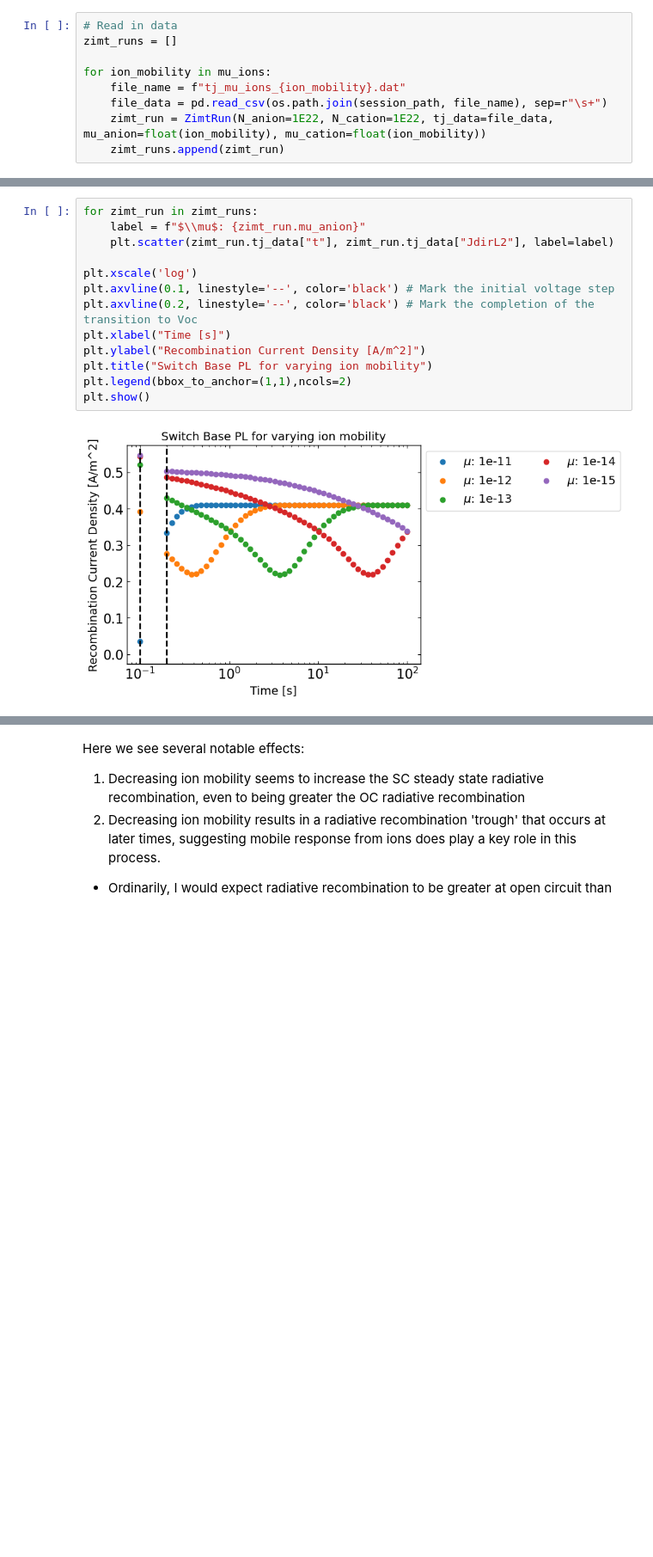
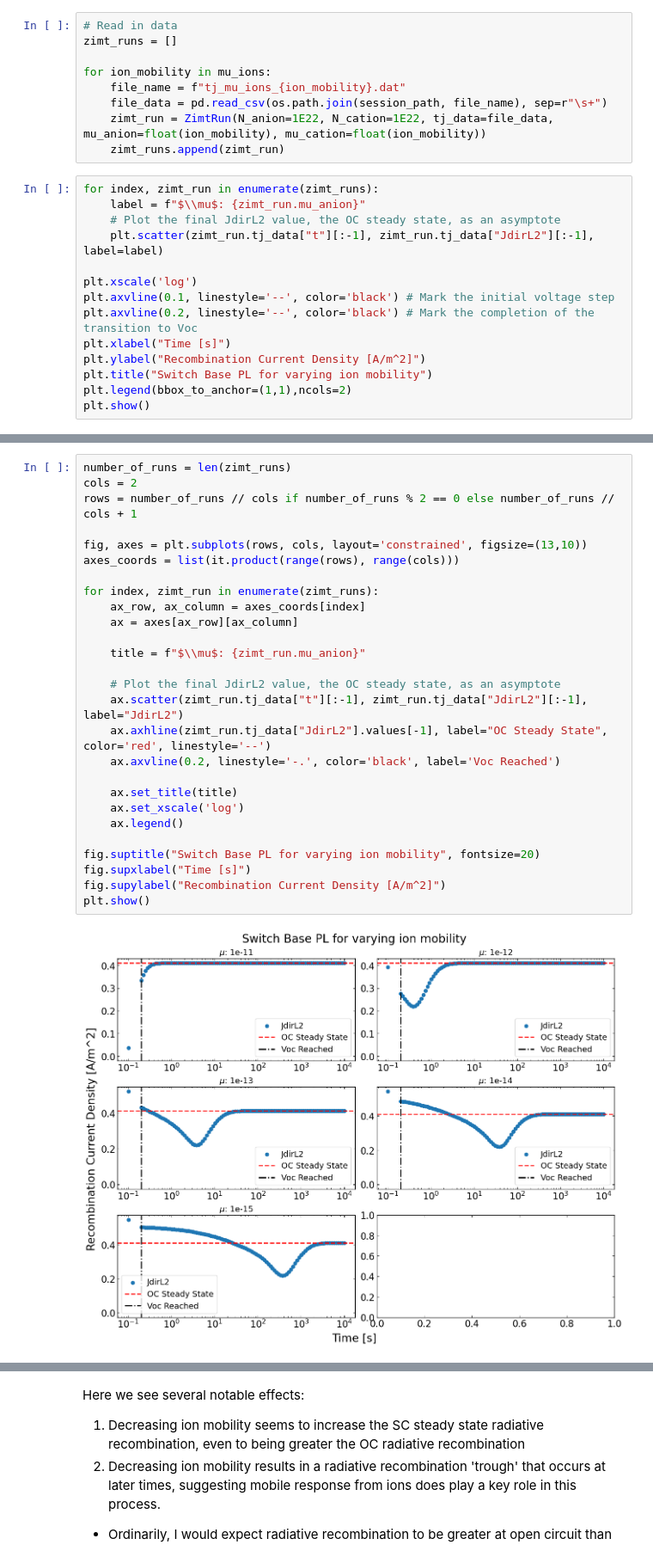
Before and after one commit to joshedmundson/pySIMsalabim, a Jupyter notebook: Notebooks/New PL Project/analysis.ipynb, the cells around one changed output, grey strips where cells are left out. Shown at 86% size. Drawn from its saved outputs; the diff is of its cells as text; blank space fills up the shorter version.

Commit message:
experiement (WIP): test how system response changes with surpressed recombination

```diff
--- a/Notebooks/New PL Project/analysis.ipynb
+++ b/Notebooks/New PL Project/analysis.ipynb
@@ -108,3 +112,17 @@ for ion_mobility in mu_ions:
     file_data = pd.read_csv(os.path.join(session_path, file_name), sep=r"\s+")
     zimt_run = ZimtRun(N_anion=1E22, N_cation=1E22, tj_data=file_data, mu_anion=float(ion_mobility), mu_cation=float(ion_mobility))
     zimt_runs.append(zimt_run)
+# %%
+for index, zimt_run in enumerate(zimt_runs):
+    label = f"$\\mu$: {zimt_run.mu_anion}"
+    # Plot the final JdirL2 value, the OC steady state, as an asymptote
+    plt.scatter(zimt_run.tj_data["t"][:-1], zimt_run.tj_data["JdirL2"][:-1], label=label)
+
+plt.xscale('log')
+plt.axvline(0.1, linestyle='--', color='black') # Mark the initial voltage step
+plt.axvline(0.2, linestyle='--', color='black') # Mark the completion of the transition to Voc
+plt.xlabel("Time [s]")
+plt.ylabel("Recombination Current Density [A/m^2]")
+plt.title("Switch Base PL for varying ion mobility")
+plt.legend(bbox_to_anchor=(1,1),ncols=2)
+plt.show()
@@ -111,18 +131,32 @@ for ion_mobility in mu_ions:
 # %%
-for zimt_run in zimt_runs:
-    label = f"$\\mu$: {zimt_run.mu_anion}"
-    plt.scatter(zimt_run.tj_data["t"], zimt_run.tj_data["JdirL2"], label=label)
+number_of_runs = len(zimt_runs)
+cols = 2
+rows = number_of_runs // cols if number_of_runs % 2 == 0 else number_of_runs // cols + 1
 
-plt.xscale('log')
-plt.axvline(0.1, linestyle='--', color='black') # Mark the initial voltage step
-plt.axvline(0.2, linestyle='--', color='black') # Mark the completion of the transition to Voc
-plt.xlabel("Time [s]")
-plt.ylabel("Recombination Current Density [A/m^2]")
-plt.title("Switch Base PL for varying ion mobility")
-plt.legend(bbox_to_anchor=(1,1),ncols=2)
+fig, axes = plt.subplots(rows, cols, layout='constrained', figsize=(13,10))
+axes_coords = list(it.product(range(rows), range(cols)))
+
+for index, zimt_run in enumerate(zimt_runs):
+    ax_row, ax_column = axes_coords[index]
+    ax = axes[ax_row][ax_column]
+
+    title = f"$\\mu$: {zimt_run.mu_anion}"
+
+    # Plot the final JdirL2 value, the OC steady state, as an asymptote
+    ax.scatter(zimt_run.tj_data["t"][:-1], zimt_run.tj_data["JdirL2"][:-1], label="JdirL2")
+    ax.axhline(zimt_run.tj_data["JdirL2"].values[-1], label="OC Steady State", color='red', linestyle='--')
+    ax.axvline(0.2, linestyle='-.', color='black', label='Voc Reached')
+
+    ax.set_title(title)
+    ax.set_xscale('log')
+    ax.legend()
+
+fig.suptitle("Switch Base PL for varying ion mobility", fontsize=20)
+fig.supxlabel("Time [s]")
+fig.supylabel("Recombination Current Density [A/m^2]")
 plt.show()
 # %% [output]
-[figure, old version]
+[figure, new version]
 # %%
 for zimt_run in zimt_runs:
     label = f"$\\mu$: {zimt_run.mu_anion}"
```
Also changed, not shown: parts of 8 cells of this notebook.
